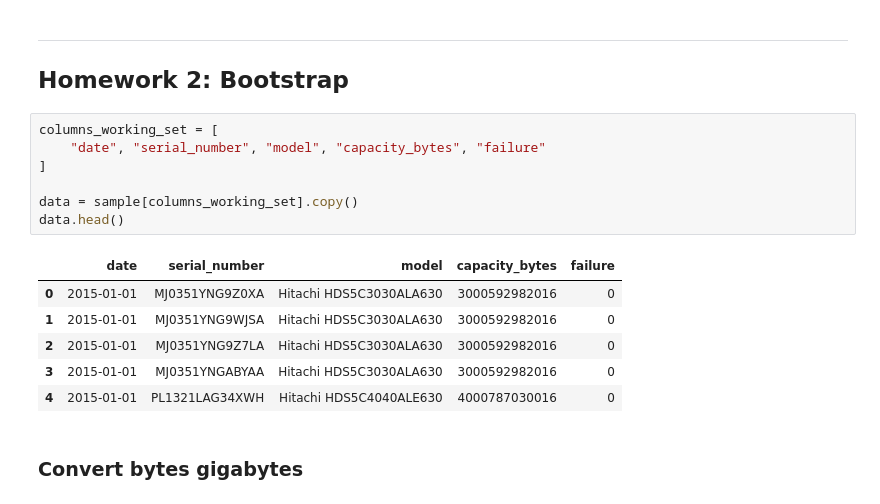
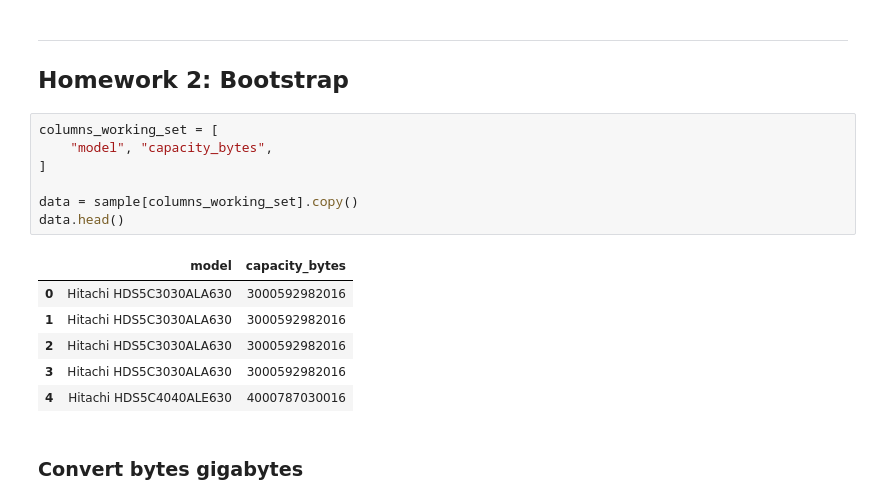
Before and after one commit to IIoTeP9HuY/Data_Analysis_and_Data_Mining_Class, a Jupyter notebook: Report.ipynb, the cells around one changed output. Cells and saved outputs as stored; diff of their text form.

```diff
--- a/Report.ipynb
+++ b/Report.ipynb
@@ -67,18 +67,18 @@ sample.describe()
 ## Homework 2: Bootstrap
 # %%
 columns_working_set = [
-    "date", "serial_number", "model", "capacity_bytes", "failure"
+    "model", "capacity_bytes",
 ]
 
 data = sample[columns_working_set].copy()
 data.head()
 # %% [output]
-|  | date | serial_number | model | capacity_bytes | failure |
-| 0 | 2015-01-01 | MJ0351YNG9Z0XA | Hitachi HDS5C3030ALA630 | 3000592982016 | 0 |
-| 1 | 2015-01-01 | MJ0351YNG9WJSA | Hitachi HDS5C3030ALA630 | 3000592982016 | 0 |
-| 2 | 2015-01-01 | MJ0351YNG9Z7LA | Hitachi HDS5C3030ALA630 | 3000592982016 | 0 |
-| 3 | 2015-01-01 | MJ0351YNGABYAA | Hitachi HDS5C3030ALA630 | 3000592982016 | 0 |
-| 4 | 2015-01-01 | PL1321LAG34XWH | Hitachi HDS5C4040ALE630 | 4000787030016 | 0 |
+|  | model | capacity_bytes |
+| 0 | Hitachi HDS5C3030ALA630 | 3000592982016 |
+| 1 | Hitachi HDS5C3030ALA630 | 3000592982016 |
+| 2 | Hitachi HDS5C3030ALA630 | 3000592982016 |
+| 3 | Hitachi HDS5C3030ALA630 | 3000592982016 |
+| 4 | Hitachi HDS5C4040ALE630 | 4000787030016 |
 # %% [markdown]
 ### Convert bytes gigabytes
 # %%
```
Also changed, not shown: parts of 11 cells of this notebook.
